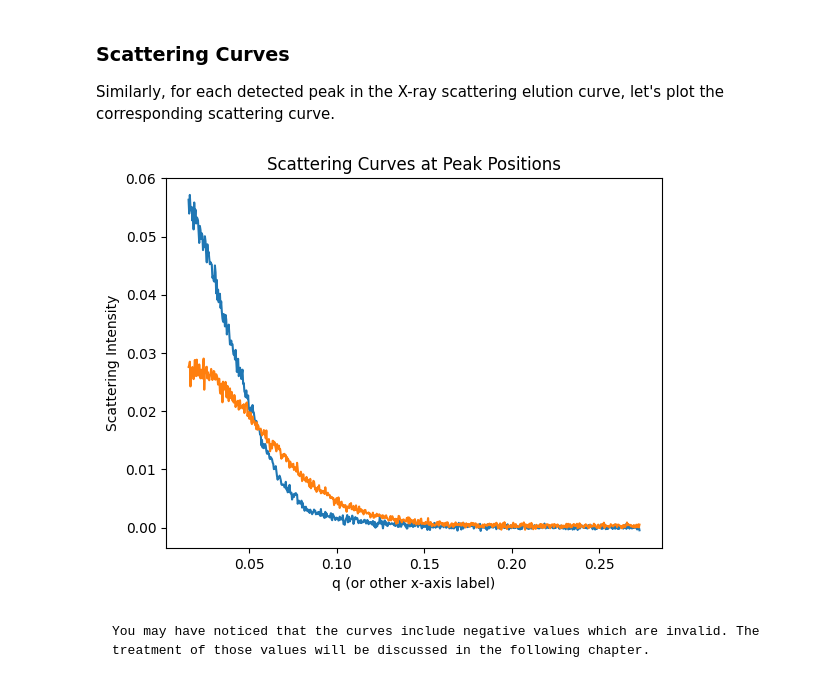
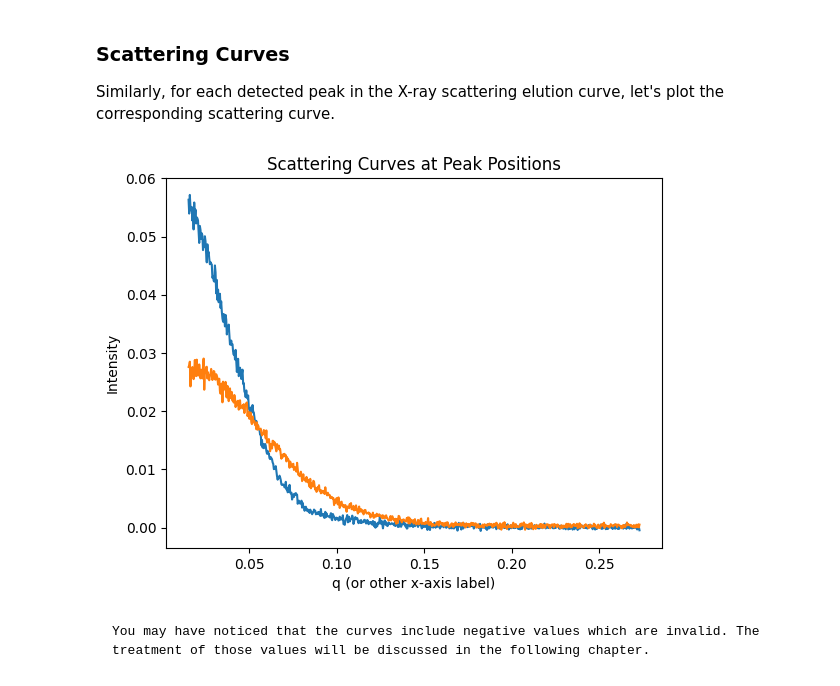
Before and after one commit to nshimizu0721/molass-tutorial, a Jupyter notebook: _sources/chapters/01/data_objects.ipynb, the cells around one changed output. Saved outputs shown, nothing was run; the diff lists cells and outputs as text; code cells hidden in the pictures.

````diff
--- a/_sources/chapters/01/data_objects.ipynb
+++ b/_sources/chapters/01/data_objects.ipynb
@@ -146,13 +146,13 @@ Similarly, for each detected peak in the X-ray scattering elution curve, let's p
 # %%
 for j in xr_peaks:
     xr_jcurve = ssd.xr.get_jcurve(j=j)
     plt.plot(xr_jcurve.x, xr_jcurve.y)
 plt.title('Scattering Curves at Peak Positions')
 plt.xlabel('q (or other x-axis label)')
-plt.ylabel('Scattering Intensity')
+plt.ylabel('Intensity')
 plt.show()
 # %% [output]
-[figure, old version]
+[figure, new version]
 # %% [markdown]
 ```{note}
 You may have noticed that the curves include negative values which are invalid. The treatment of those values will be discussed in the following chapter.
````
Also changed, not shown: parts of 5 cells of this notebook, 6 other files.
